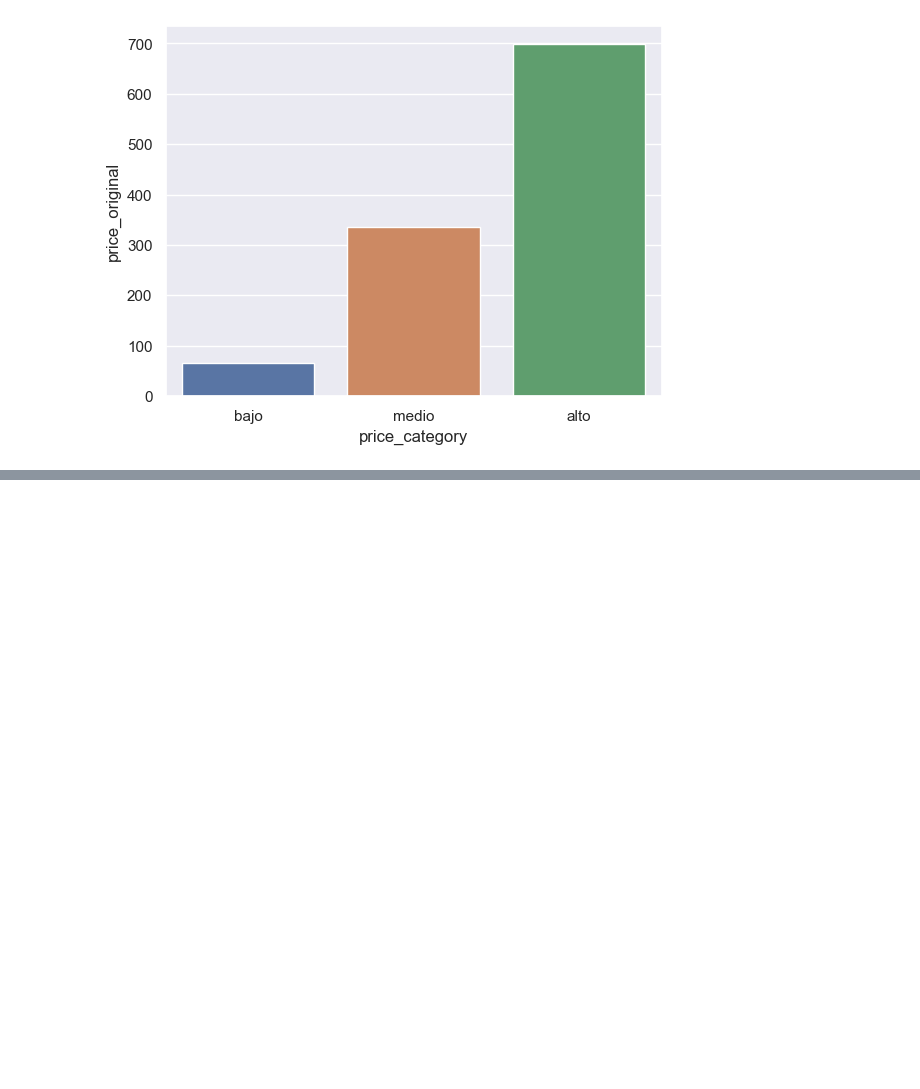
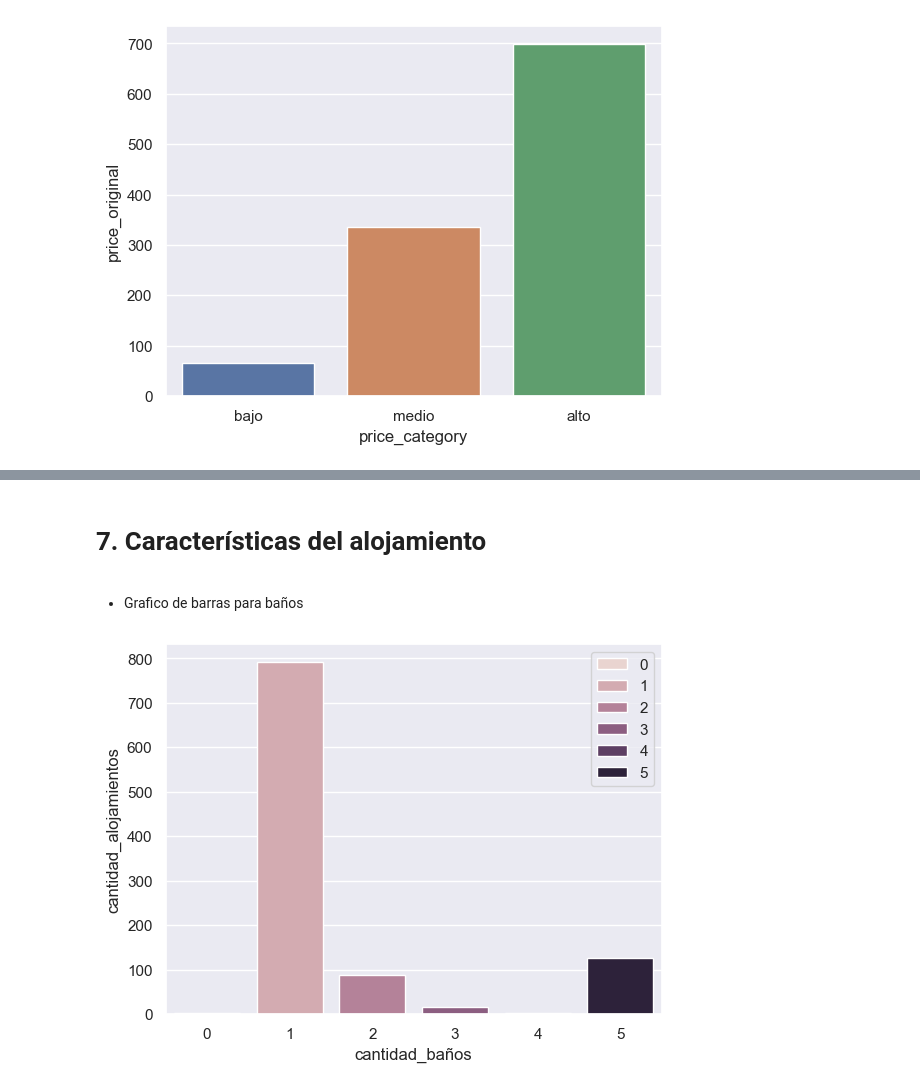
Before and after one commit to carlos1680/CPEDWObligatorio, a Jupyter notebook: trabajo.ipynb, the cells around one changed output, grey strips where cells are left out. Drawn from its saved outputs; the diff is of its cells as text; code cells hidden in the pictures; blank space fills up the shorter version.

```diff
--- a/trabajo.ipynb
+++ b/trabajo.ipynb
@@ -967,0 +2102,18 @@ sns.barplot(x="price_category", y="price_original", hue="price_category", data=d
+# %% [markdown]
+**<h1>7. Características del alojamiento</h1>**
+# %% [markdown]
+* Grafico de barras para baños
+# %%
+df_baños= df_alquileres.groupby('baño').agg(
+    cantidad_alojamientos=('id_alojamiento','count')
+).reset_index()
+df_baños.rename(columns={'baño':'cantidad_baños'},inplace=True)
+
+
+sns.set_theme(style="darkgrid")
+sns.barplot(data=df_baños, x="cantidad_baños",y='cantidad_alojamientos',hue='cantidad_baños',  errorbar=None)
+
+plt.legend()
+plt.show()
+# %% [output]
+[figure, added]
```
Also changed, not shown: parts of 149 cells of this notebook.
